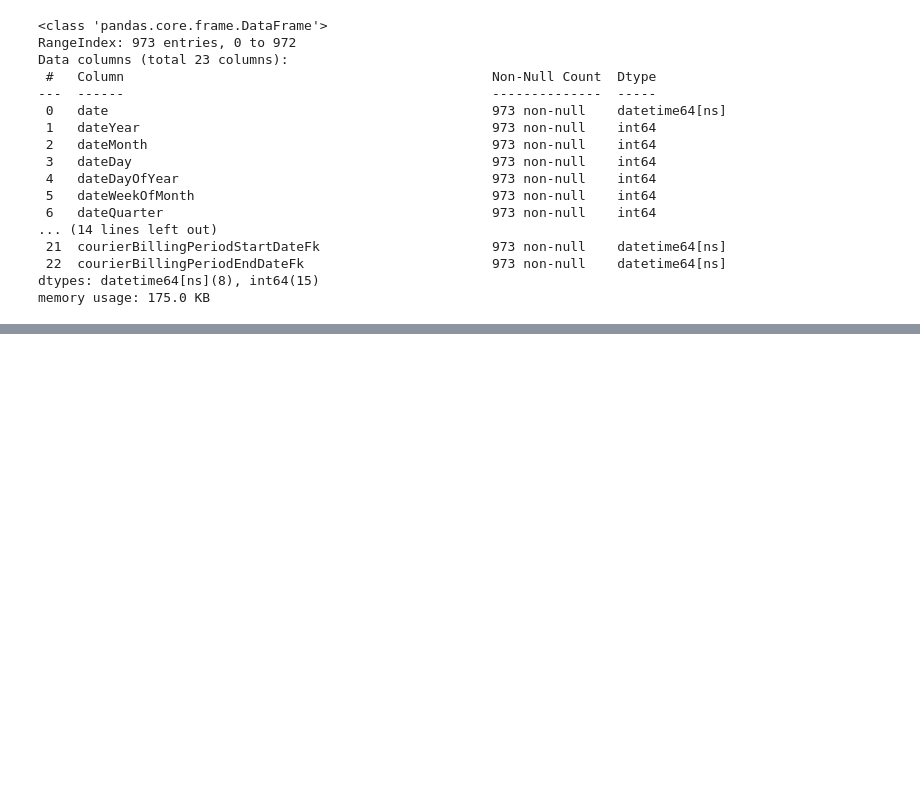
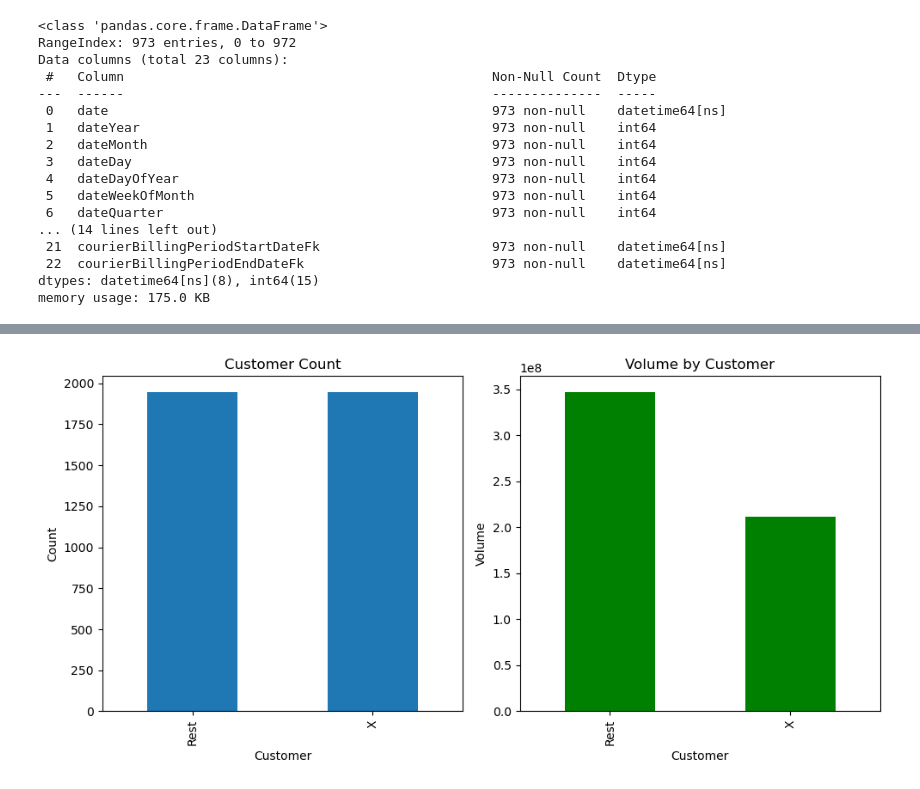
Before and after one commit to andrii-zapukhlyi/inpost_optimizing, a Jupyter notebook: inpost_forecast.ipynb, the cells around one changed output, grey strips where cells are left out. Cells and saved outputs as stored; diff of their text form; code cells hidden in the pictures; blank space fills up the shorter version.

```diff
--- a/inpost_forecast.ipynb
+++ b/inpost_forecast.ipynb
@@ -239,0 +341,15 @@ memory usage: 175.0 KB
+# %%
+fig, sub = plt.subplots(1, 2, figsize=(10, 5))
+
+df2.Customer.value_counts().plot(kind='bar', ax = sub[0])
+sub[0].set_title("Customer Count")
+sub[0].set_ylabel("Count")
+
+df2.groupby("Customer").Volume.sum().plot(kind='bar', ax = sub[1], color = "green")
+sub[1].set_title("Volume by Customer")
+sub[1].set_ylabel("Volume")
+
+plt.tight_layout()
+plt.show()
+# %% [output]
+[figure, added]
```
Also changed, not shown: parts of 39 cells of this notebook, 1 other file.
